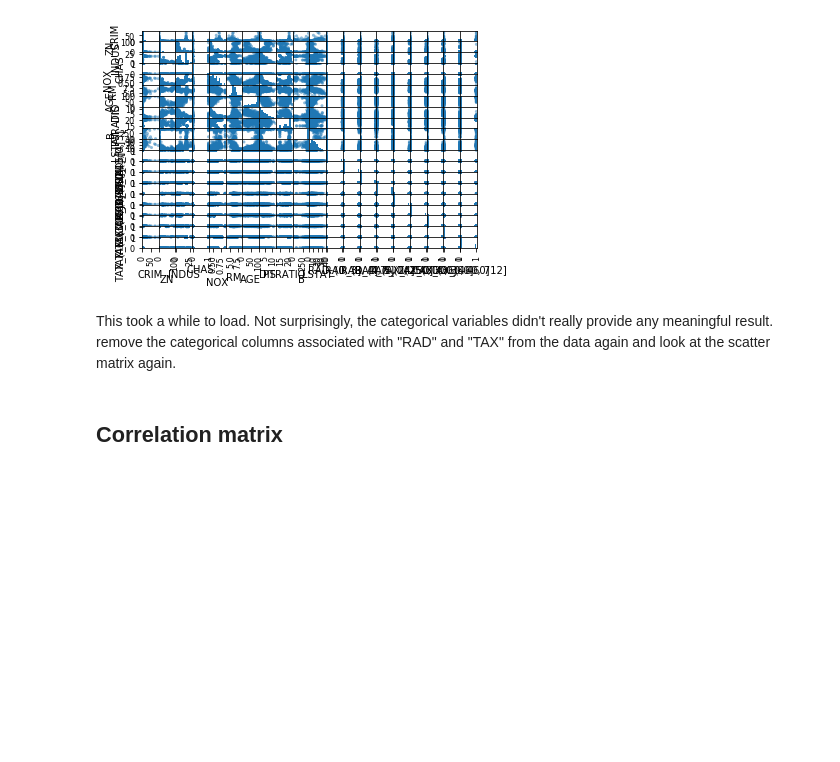
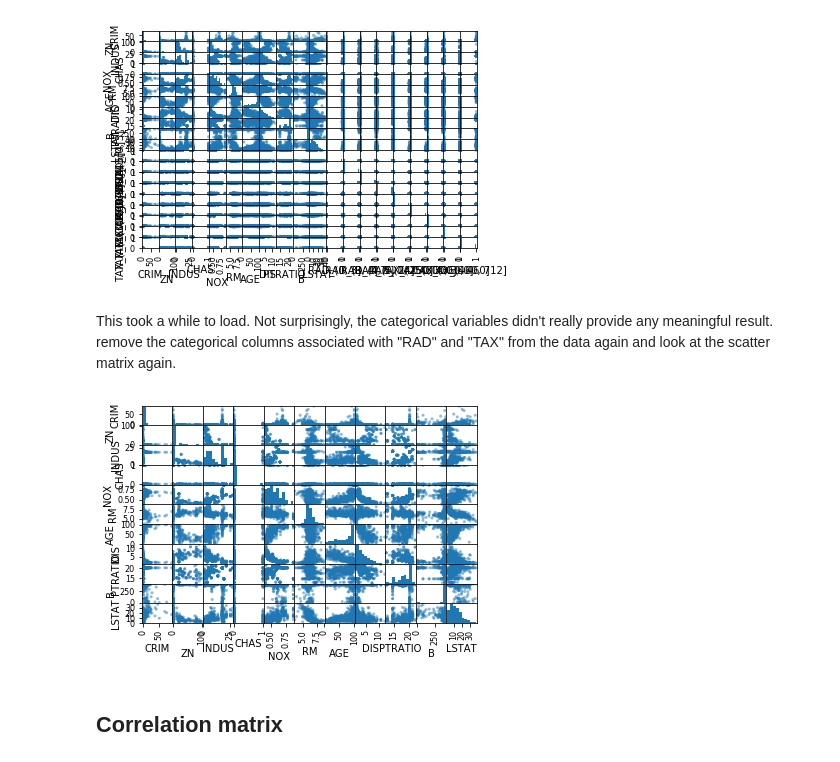
Before and after one commit to Bmcgarry194/dsc-1-11-07-multicollinearity-of-features-lab-seattle-ds-career-040119, a Jupyter notebook: index.ipynb, the cells around one changed output. Saved outputs shown, nothing was run; the diff lists cells and outputs as text; code cells hidden in the pictures; blank space fills up the shorter version.

```diff
--- a/index.ipynb
+++ b/index.ipynb
@@ -56,7 +56,9 @@ pd.plotting.scatter_matrix(boston_features);
 # %% [markdown]
 This took a while to load. Not surprisingly, the categorical variables didn't really provide any meaningful result. remove the categorical columns associated with "RAD" and "TAX" from the data again and look at the scatter matrix again.
 # %%
-pd.plotting.scatter_matrix(boston_features.loc[:, :'LSTAT']);
+pd.plotting.scatter_matrix(boston_features.loc[:, :'LSTAT'], fi);
+# %% [output]
+[figure, added]
 # %% [markdown]
 ## Correlation matrix
 # %% [markdown]
```
